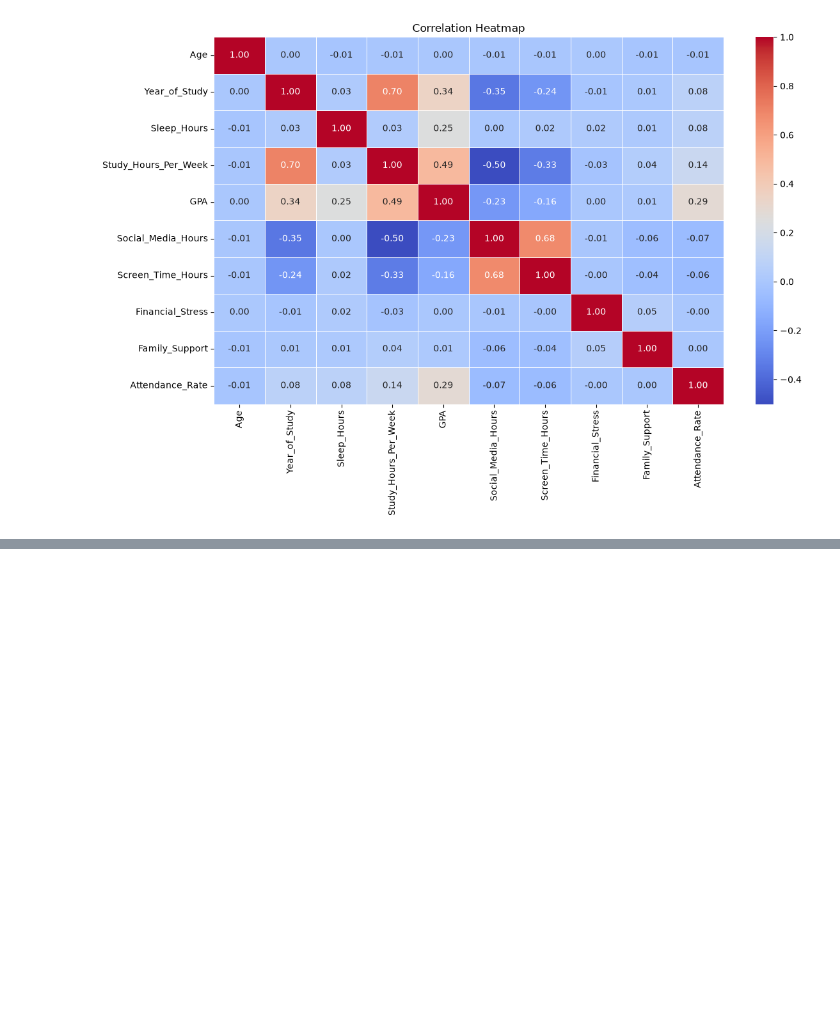
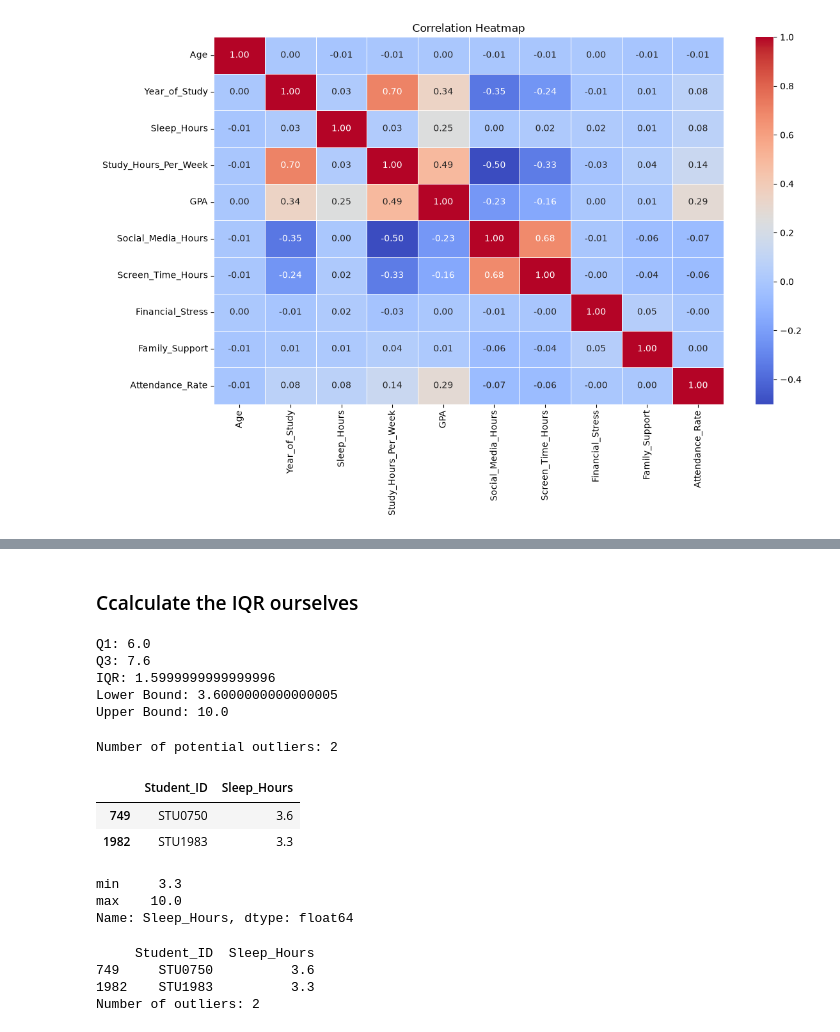
Before and after one commit to lahcen404/MindScope, a Jupyter notebook: notebooks/EDA.ipynb, the cells around one changed output, grey strips where cells are left out. Cells and saved outputs as stored; diff of their text form; code cells hidden in the pictures; blank space fills up the shorter version.

```diff
--- a/notebooks/EDA.ipynb
+++ b/notebooks/EDA.ipynb
@@ -419,0 +434,57 @@ plt.show()
+# %% [markdown]
+### Ccalculate the IQR ourselves
+# %%
+Q1 = df["Sleep_Hours"].quantile(0.25)
+Q2 = df["Sleep_Hours"].quantile(0.50)
+Q3 = df["Sleep_Hours"].quantile(0.75)
+
+IQR = Q3 - Q1
+
+lower_bound = Q1 - 1.5 * IQR
+upper_bound = Q3 + 1.5 * IQR
+
+print("Q1:", Q1)
+print("Q3:", Q3)
+print("IQR:", IQR)
+print("Lower Bound:", lower_bound)
+print("Upper Bound:", upper_bound)
+# %% [output]
+Q1: 6.0
+Q3: 7.6
+IQR: 1.5999999999999996
+Lower Bound: 3.6000000000000005
+Upper Bound: 10.0
+# %%
+outliers = df[
+    (df["Sleep_Hours"] < lower_bound) |
+    (df["Sleep_Hours"] > upper_bound)
+]
+
+print("Number of potential outliers:", len(outliers))
+# %% [output]
+Number of potential outliers: 2
+# %%
+outliers[["Student_ID", "Sleep_Hours"]]
+# %% [output]
+|  | Student_ID | Sleep_Hours |
+| 749 | STU0750 | 3.6 |
+| 1982 | STU1983 | 3.3 |
+# %%
+df["Sleep_Hours"].agg(["min", "max"])
+# %% [output]
+min     3.3
+max    10.0
+Name: Sleep_Hours, dtype: float64
+# %%
+outliers = df[
+    (df["Sleep_Hours"] < lower_bound) |
+    (df["Sleep_Hours"] > upper_bound)
+]
+
+print(outliers[["Student_ID", "Sleep_Hours"]])
+print("Number of outliers:", len(outliers))
+# %% [output]
+     Student_ID  Sleep_Hours
+749     STU0750          3.6
+1982    STU1983          3.3
+Number of outliers: 2
```
Also changed, not shown: parts of 6 cells of this notebook.
